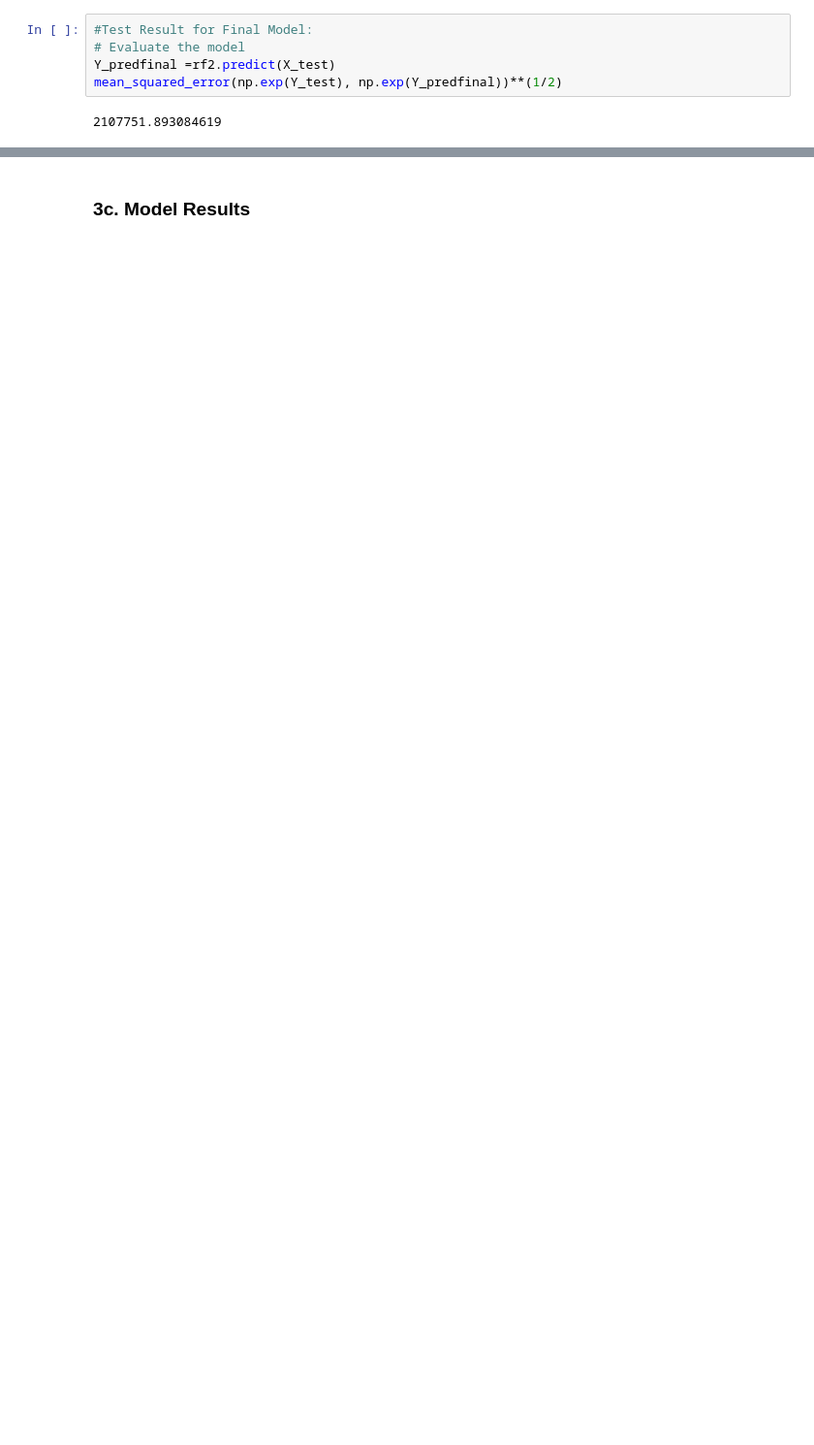
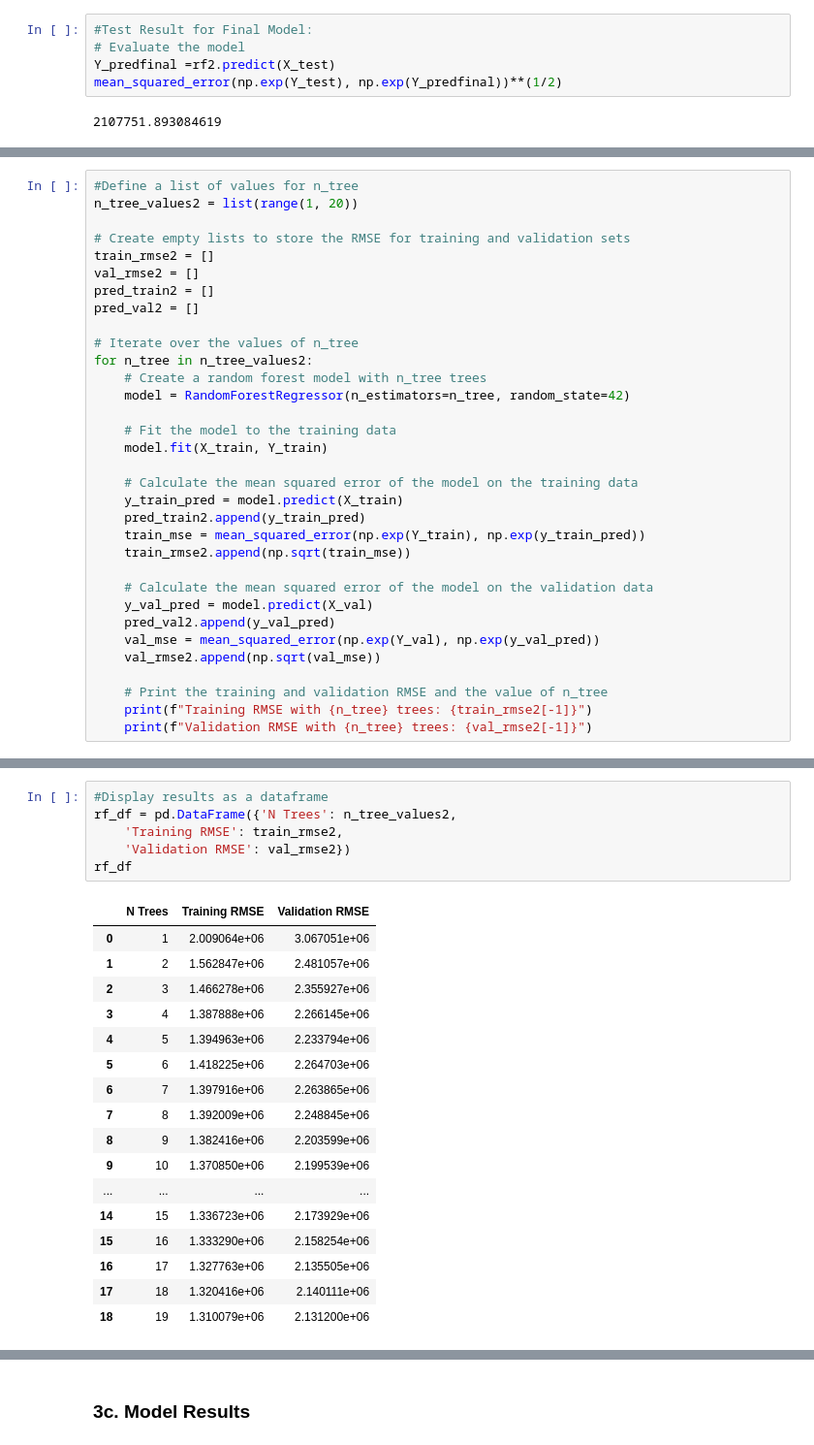
Before and after one commit to a-hothi/207_priya_jasmine_sally_anton_arsh, a Jupyter notebook: Notebooks/final_notebook.ipynb, the cells around one changed output, grey strips where cells are left out. Shown at 97% size. Cells and saved outputs as stored; diff of their text form; blank space fills up the shorter version.

```diff
--- a/Notebooks/final_notebook.ipynb
+++ b/Notebooks/final_notebook.ipynb
@@ -1179,0 +1181,33 @@ mean_squared_error(np.exp(Y_test), np.exp(Y_predfinal))**(1/2)
+# %%
+#Define a list of values for n_tree
+n_tree_values2 = list(range(1, 20))
+
+# Create empty lists to store the RMSE for training and validation sets
+train_rmse2 = []
+val_rmse2 = []
+pred_train2 = []
+pred_val2 = []
+
+# Iterate over the values of n_tree
+for n_tree in n_tree_values2:
+    # Create a random forest model with n_tree trees
+    model = RandomForestRegressor(n_estimators=n_tree, random_state=42)
+
+    # Fit the model to the training data
+    model.fit(X_train, Y_train)
+
+    # Calculate the mean squared error of the model on the training data
+    y_train_pred = model.predict(X_train)
+    pred_train2.append(y_train_pred)
+    train_mse = mean_squared_error(np.exp(Y_train), np.exp(y_train_pred))
+    train_rmse2.append(np.sqrt(train_mse))
+
+    # Calculate the mean squared error of the model on the validation data
+    y_val_pred = model.predict(X_val)
+    pred_val2.append(y_val_pred)
+    val_mse = mean_squared_error(np.exp(Y_val), np.exp(y_val_pred))
+    val_rmse2.append(np.sqrt(val_mse))
+
+    # Print the training and validation RMSE and the value of n_tree
+    print(f"Training RMSE with {n_tree} trees: {train_rmse2[-1]}")
+    print(f"Validation RMSE with {n_tree} trees: {val_rmse2[-1]}")
@@ -1180 +1232,25 @@ mean_squared_error(np.exp(Y_test), np.exp(Y_predfinal))**(1/2)
+# %%
+#Display results as a dataframe
+rf_df = pd.DataFrame({'N Trees': n_tree_values2,
+    'Training RMSE': train_rmse2,
+    'Validation RMSE': val_rmse2})
+rf_df
+# %% [output]
+|  | N Trees | Training RMSE | Validation RMSE |
+| 0 | 1 | 2.009064e+06 | 3.067051e+06 |
+| 1 | 2 | 1.562847e+06 | 2.481057e+06 |
+| 2 | 3 | 1.466278e+06 | 2.355927e+06 |
+| 3 | 4 | 1.387888e+06 | 2.266145e+06 |
+| 4 | 5 | 1.394963e+06 | 2.233794e+06 |
+| 5 | 6 | 1.418225e+06 | 2.264703e+06 |
+| 6 | 7 | 1.397916e+06 | 2.263865e+06 |
+| 7 | 8 | 1.392009e+06 | 2.248845e+06 |
+| 8 | 9 | 1.382416e+06 | 2.203599e+06 |
+| 9 | 10 | 1.370850e+06 | 2.199539e+06 |
+| ... | ... | ... | ... |
+| 14 | 15 | 1.336723e+06 | 2.173929e+06 |
+| 15 | 16 | 1.333290e+06 | 2.158254e+06 |
+| 16 | 17 | 1.327763e+06 | 2.135505e+06 |
+| 17 | 18 | 1.320416e+06 | 2.140111e+06 |
+| 18 | 19 | 1.310079e+06 | 2.131200e+06 |
 # %%
```
Also changed, not shown: parts of 16 cells of this notebook.
